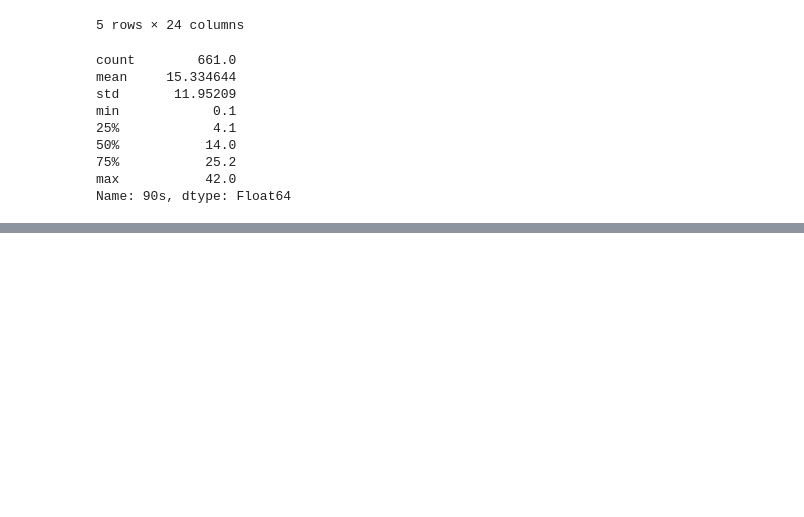
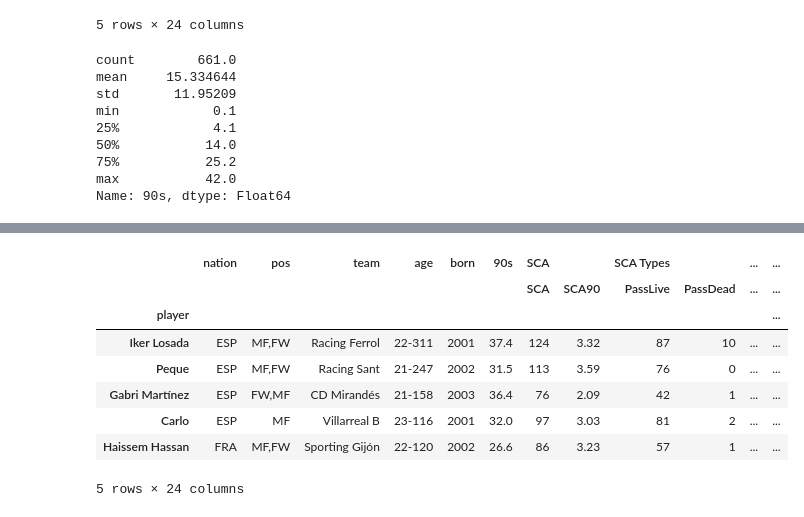
Before and after one commit to PTIT-D22KH/fbref-experimenting, a Jupyter notebook: fbref-players/spanish-segunda/spanish-segunda.ipynb, the cells around one changed output, grey strips where cells are left out. Drawn from its saved outputs; the diff is of its cells as text; code cells hidden in the pictures; blank space fills up the shorter version.

```diff
--- a/fbref-players/spanish-segunda/spanish-segunda.ipynb
+++ b/fbref-players/spanish-segunda/spanish-segunda.ipynb
@@ -113,0 +262,12 @@ Name: 90s, dtype: Float64
+# %%
+df4.groupby('player').max().sort_values(by = [ ('GCA', 'GCA'),('SCA', 'SCA')], ascending = False)[:5]
+# %% [output]
+|  | nation | pos | team | age | born | 90s | SCA |  | SCA Types |  | ... | ... |
+|  |  |  |  |  |  |  | SCA | SCA90 | PassLive | PassDead | ... | ... |
+| player |  |  |  |  |  |  |  |  |  |  |  | ... |
+| Iker Losada | ESP | MF,FW | Racing Ferrol | 22-311 | 2001 | 37.4 | 124 | 3.32 | 87 | 10 | ... | ... |
+| Peque | ESP | MF,FW | Racing Sant | 21-247 | 2002 | 31.5 | 113 | 3.59 | 76 | 0 | ... | ... |
+| Gabri Martínez | ESP | FW,MF | CD Mirandés | 21-158 | 2003 | 36.4 | 76 | 2.09 | 42 | 1 | ... | ... |
+| Carlo | ESP | MF | Villarreal B | 23-116 | 2001 | 32.0 | 97 | 3.03 | 81 | 2 | ... | ... |
+| Haissem Hassan | FRA | MF,FW | Sporting Gijón | 22-120 | 2002 | 26.6 | 86 | 3.23 | 57 | 1 | ... | ... |
+5 rows × 24 columns
```
Also changed, not shown: parts of 13 cells of this notebook.
